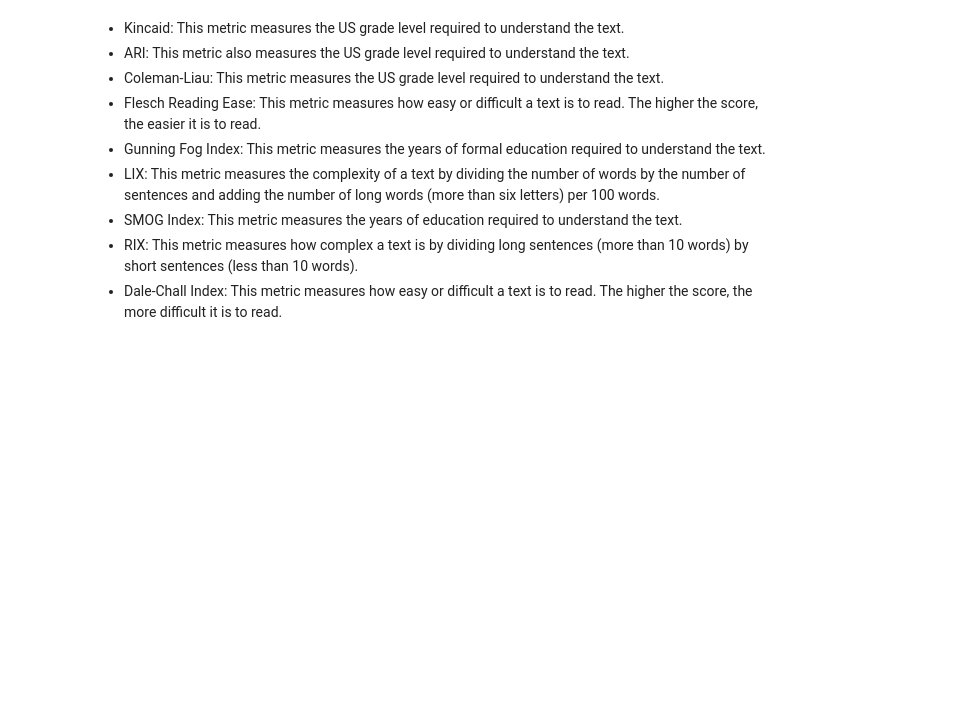
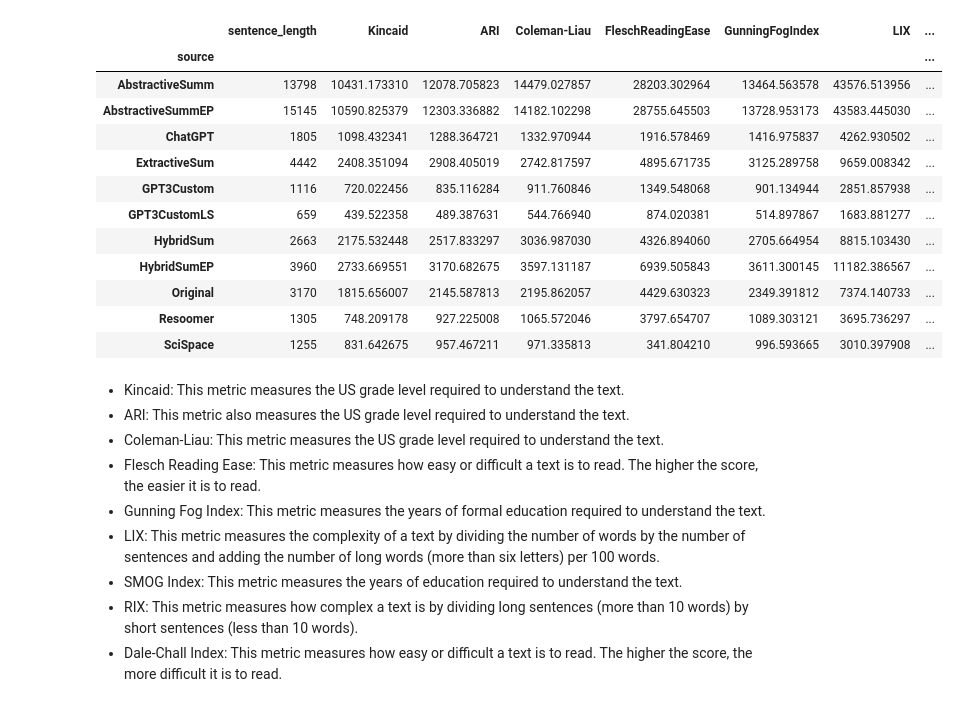
Before and after one commit to dylancluyse/bachelorproef-nlp-tekstvereenvoudiging, a Jupyter notebook: scripts/experimenten/text-analysis.ipynb, the cells around one changed output. Drawn from its saved outputs; the diff is of its cells as text; code cells hidden in the pictures; blank space fills up the shorter version.

```diff
--- a/scripts/experimenten/text-analysis.ipynb
+++ b/scripts/experimenten/text-analysis.ipynb
@@ -27,3 +38,20 @@ df.groupby(['source']).mean()
+# %%
+df.groupby(['source'])\
+    .sum()
+# %% [output]
+|  | sentence_length | Kincaid | ARI | Coleman-Liau | FleschReadingEase | GunningFogIndex | LIX | ... |
+| source |  |  |  |  |  |  |  | ... |
+| AbstractiveSumm | 13798 | 10431.173310 | 12078.705823 | 14479.027857 | 28203.302964 | 13464.563578 | 43576.513956 | ... |
+| AbstractiveSummEP | 15145 | 10590.825379 | 12303.336882 | 14182.102298 | 28755.645503 | 13728.953173 | 43583.445030 | ... |
+| ChatGPT | 1805 | 1098.432341 | 1288.364721 | 1332.970944 | 1916.578469 | 1416.975837 | 4262.930502 | ... |
+| ExtractiveSum | 4442 | 2408.351094 | 2908.405019 | 2742.817597 | 4895.671735 | 3125.289758 | 9659.008342 | ... |
+| GPT3Custom | 1116 | 720.022456 | 835.116284 | 911.760846 | 1349.548068 | 901.134944 | 2851.857938 | ... |
+| GPT3CustomLS | 659 | 439.522358 | 489.387631 | 544.766940 | 874.020381 | 514.897867 | 1683.881277 | ... |
+| HybridSum | 2663 | 2175.532448 | 2517.833297 | 3036.987030 | 4326.894060 | 2705.664954 | 8815.103430 | ... |
+| HybridSumEP | 3960 | 2733.669551 | 3170.682675 | 3597.131187 | 6939.505843 | 3611.300145 | 11182.386567 | ... |
+| Original | 3170 | 1815.656007 | 2145.587813 | 2195.862057 | 4429.630323 | 2349.391812 | 7374.140733 | ... |
+| Resoomer | 1305 | 748.209178 | 927.225008 | 1065.572046 | 3797.654707 | 1089.303121 | 3695.736297 | ... |
+| SciSpace | 1255 | 831.642675 | 957.467211 | 971.335813 | 341.804210 | 996.593665 | 3010.397908 | ... |
 # %% [markdown]
 * Kincaid: This metric measures the US grade level required to understand the text.
 * ARI: This metric also measures the US grade level required to understand the text.
```
Also changed, not shown: parts of 7 cells of this notebook, 22 other files.
